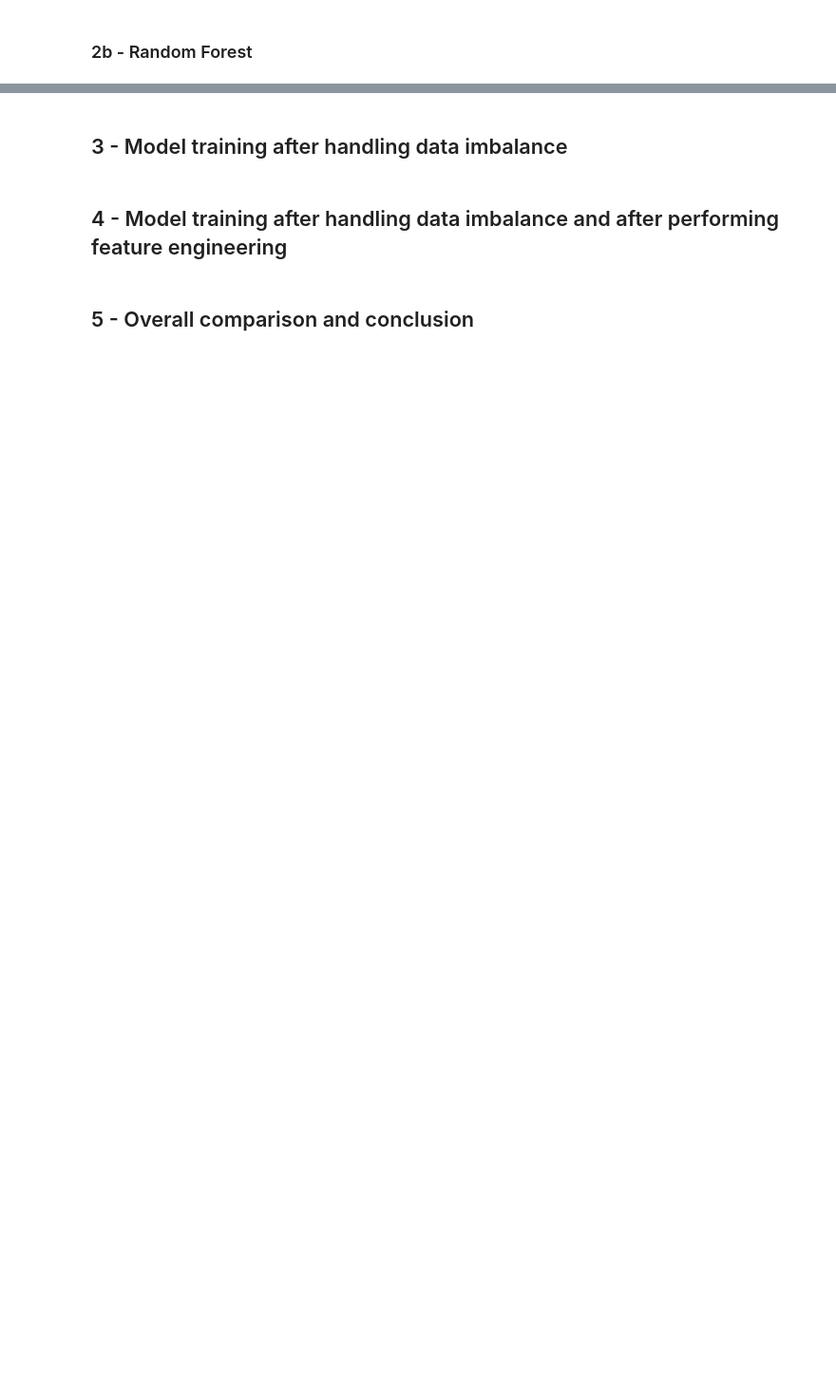
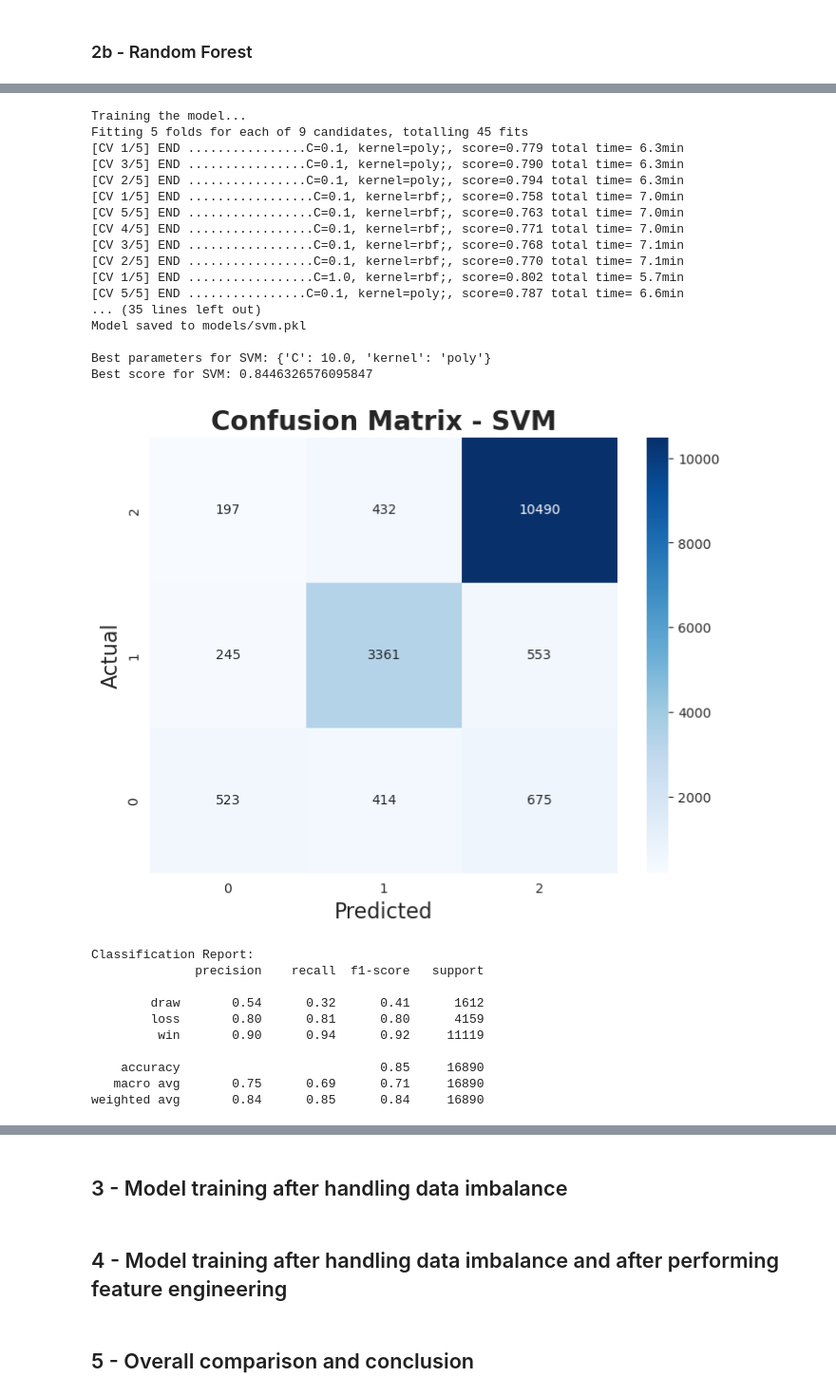
Before and after one commit to ali-hou-supaero/ML_Connect4_Project, a Jupyter notebook: project.ipynb, the cells around one changed output, grey strips where cells are left out. Shown at 95% size. Drawn from its saved outputs; the diff is of its cells as text; code cells hidden in the pictures; blank space fills up the shorter version.

```diff
--- a/project.ipynb
+++ b/project.ipynb
@@ -316 +318,81 @@ weighted avg       0.81      0.83      0.80     16890
+# %%
+choice = input("Do you want to train the SVM model or load it? (type 'train' or 'load'): ").strip().lower()
+model_name = input("Enter SVM model filename to create or load (e.g., svm.pkl): ").strip()
+
+model_path = os.path.join("models", model_name)
+
+if choice == 'train':
+
+    print("########### Training model ###########")
+
+    # Define the parameter grid for SVM
+    param_grid_svm = {
+        'C': [0.1, 1.0, 10.0],  # Regularization parameter
+        'kernel': ['rbf', 'poly', 'sigmoid']
+    }
+
+    # Initialize the classifier
+    svm = SVC(random_state=42)
+
+    # Initialize GridSearchCV for SVM
+    grid_search_svm = GridSearchCV(estimator=svm, param_grid=param_grid_svm, cv=5, n_jobs=-1, verbose=3)
+
+    # Perform grid search for SVM
+    grid_search_svm.fit(X_train, y_train)
+    print("########### Training complete ###########")
+
+    # Save or overwrite
+    joblib.dump(grid_search_svm.best_estimator_, model_path)
+    print(f"Model saved to {model_path}\n")
+
+    print(f"Best parameters for SVM: {grid_search_svm.best_params_}")
+    print(f"Best score for SVM: {grid_search_svm.best_score_}")
+
+    # Evaluate the best SVM model on the test set
+    best_svm = grid_search_svm.best_estimator_
+    y_pred_svm = best_svm.predict(X_test)
+
+    performance_display(y_test, y_pred_svm, "SVM")
+
+elif choice == 'load':
+    if os.path.exists(model_path):
+        model = joblib.load(model_path)
+        print(f"Model loaded from {model_path}")
+        y_pred_svm = model.predict(X_test)
+        performance_display(y_test, y_pred_svm, "Loaded SVM Model")
+
+    else:
+        print(f"No model found at {model_path}. Please train it first.")
+
+else:
+    print("Invalid choice. Please type 'train' or 'load'.")
+# %% [output]
+Training the model...
+Fitting 5 folds for each of 9 candidates, totalling 45 fits
+[CV 1/5] END ................C=0.1, kernel=poly;, score=0.779 total time= 6.3min
+[CV 3/5] END ................C=0.1, kernel=poly;, score=0.790 total time= 6.3min
+[CV 2/5] END ................C=0.1, kernel=poly;, score=0.794 total time= 6.3min
+[CV 1/5] END .................C=0.1, kernel=rbf;, score=0.758 total time= 7.0min
+[CV 5/5] END .................C=0.1, kernel=rbf;, score=0.763 total time= 7.0min
+[CV 4/5] END .................C=0.1, kernel=rbf;, score=0.771 total time= 7.0min
+[CV 3/5] END .................C=0.1, kernel=rbf;, score=0.768 total time= 7.1min
+[CV 2/5] END .................C=0.1, kernel=rbf;, score=0.770 total time= 7.1min
+[CV 1/5] END .................C=1.0, kernel=rbf;, score=0.802 total time= 5.7min
+[CV 5/5] END ................C=0.1, kernel=poly;, score=0.787 total time= 6.6min
+... (35 lines left out)
+Model saved to models/svm.pkl
+
+Best parameters for SVM: {'C': 10.0, 'kernel': 'poly'}
+Best score for SVM: 0.8446326576095847
+[figure, added]
+Classification Report:
+              precision    recall  f1-score   support
+
+        draw       0.54      0.32      0.41      1612
+        loss       0.80      0.81      0.80      4159
+         win       0.90      0.94      0.92     11119
+
+    accuracy                           0.85     16890
+   macro avg       0.75      0.69      0.71     16890
+weighted avg       0.84      0.85      0.84     16890
 # %% [markdown]
```
Also changed, not shown: parts of 10 cells of this notebook, 1 other file.
